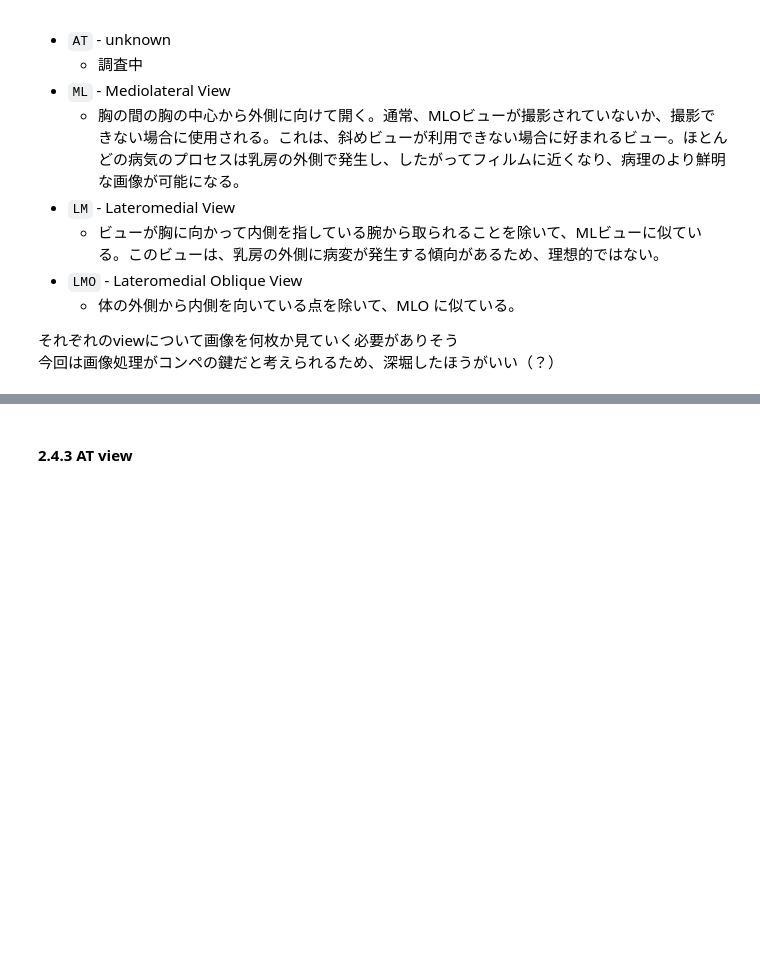
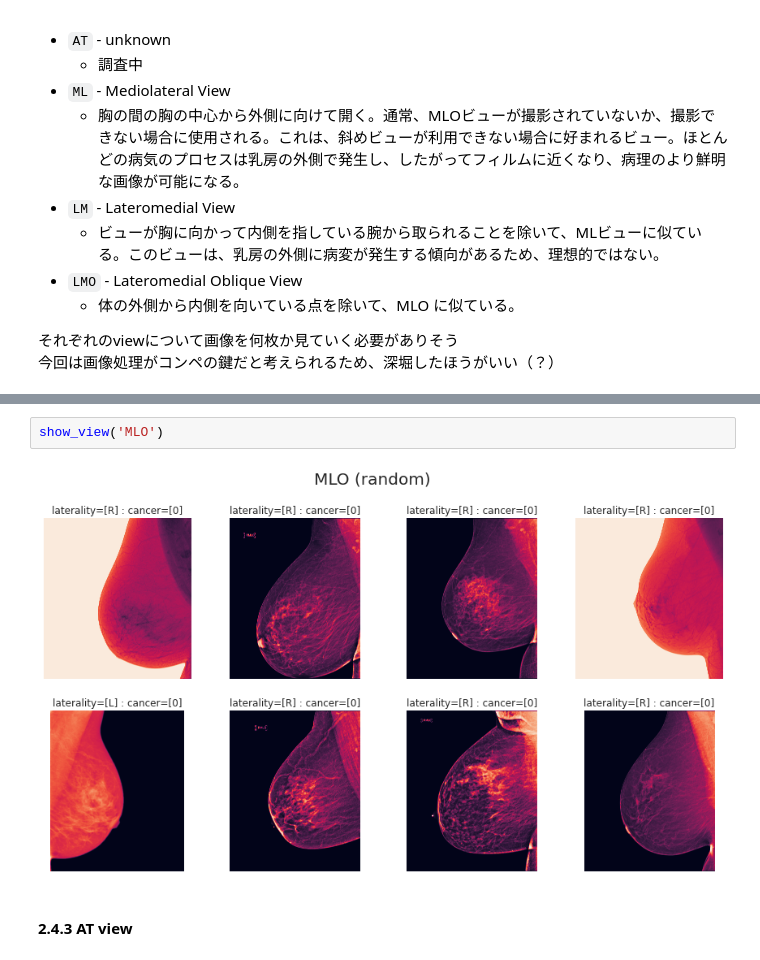
Before and after one commit to sanma-1230/kaggle-competition-rsna, a Jupyter notebook: rsna-eda.ipynb, the cells around one changed output, grey strips where cells are left out. Cells and saved outputs as stored; diff of their text form; blank space fills up the shorter version.

```diff
--- a/rsna-eda.ipynb
+++ b/rsna-eda.ipynb
@@ -388,2 +414,6 @@ MLOビューとCCビューはどちらも標準ビューとして知られてい
+# %%
+show_view('MLO')
+# %% [output]
+[figure, added]
 # %% [markdown]
 #### 2.4.3 AT view
```
Also changed, not shown: parts of 26 cells of this notebook.
